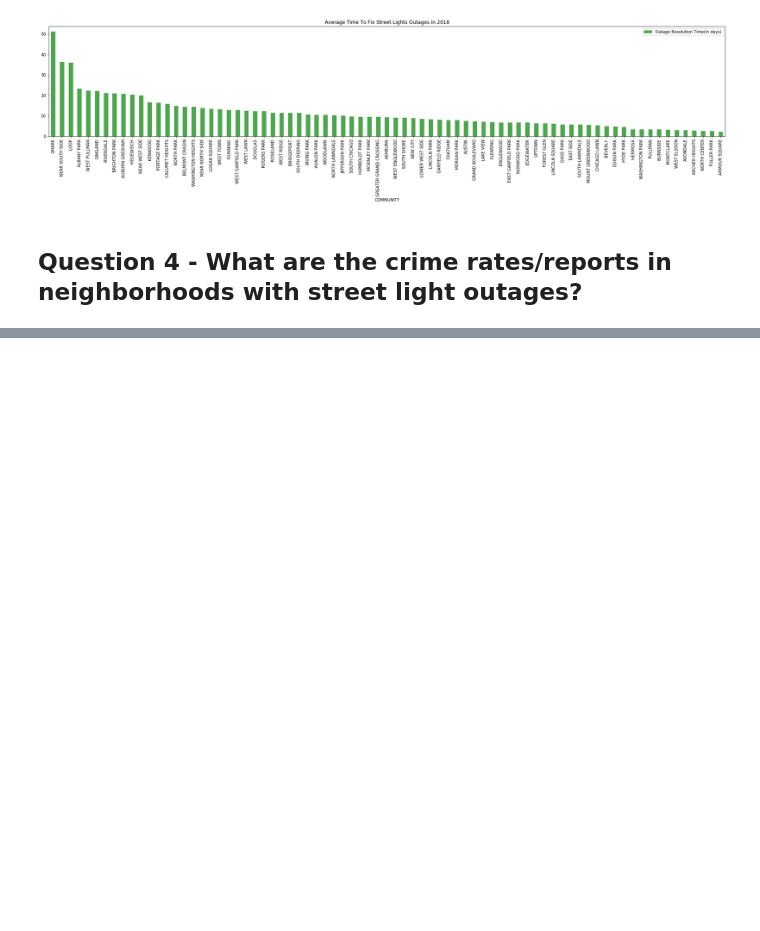
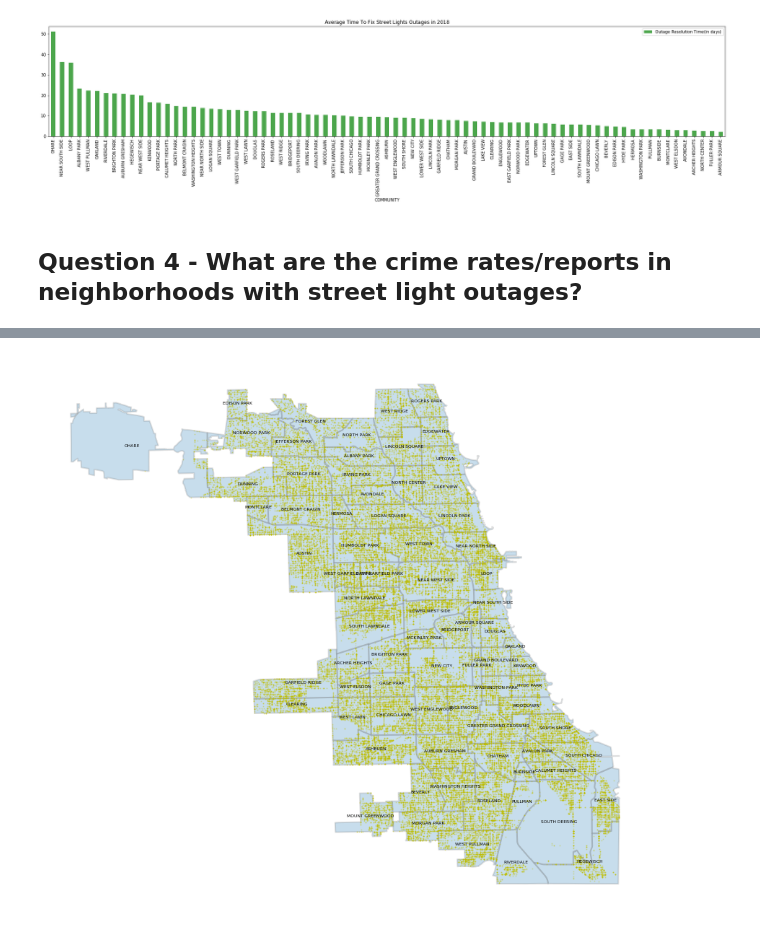
Before and after one commit to abejones26/Street-Lights, a Jupyter notebook: street-light-outages-crime-analysis.ipynb, the cells around one changed output, grey strips where cells are left out. Saved outputs shown, nothing was run; the diff lists cells and outputs as text; code cells hidden in the pictures; blank space fills up the shorter version.

```diff
--- a/street-light-outages-crime-analysis.ipynb
+++ b/street-light-outages-crime-analysis.ipynb
@@ -324,0 +612,95 @@ plt.savefig("Charts/average_time_chart_2018.png", bbox_inches = 'tight')
+# %%
+#https://www.kaggle.com/threadid/geopandas-mapping-chicago-crimes
+
+street_map= gpd.read_file(r'C:\Users\dharti.patel\Desktop\NU_DS_Project1\Street-Lights\Street-Lights\geo_export_f11eb402-3887-43c2-a681-95fde0bf6fbf.shp')
+
+# fig,ax=plt.subplots(figsize=(15,15))
+# street_map.plot(ax=ax)
+# %%
+#Street Lights
+
+crs={'init':'epsg:4326'}
+street_comm.dtypes
+street_comm.head()
+
+geometry= [Point(xy) for xy in zip(street_comm["Longitude"],street_comm["Latitude"])]
+geometry[:3]
+
+
+geo_df=gpd.GeoDataFrame(street_comm,
+                       crs=crs,
+                       geometry=geometry)
+geo_df.head()
+
+# fig.ax=plt.subplots(figsize=(15,15))
+# street_map.plot(ax=ax,alpha=0.4,color="grey")
+# geo_df[geo_df[geometry]==0].plot(ax=ax,markersize=20,color="blue",marker="o",label="Neg")
+# # geo_df[geo_df['WnvPresent']==0].plot(ax=ax,markersize=20,color="red",marker="^",label="Pos")
+# # plt.legend(plot={'size':15})
+
+street_loc_df = geo_df.dropna(inplace=False)  # Remove all nan entries.
+street_loc_df = street_loc_df.drop(street_loc_df[(street_loc_df.Latitude < 41.0)].index) #Remove bad values in Long/Lat
+street_loc_df['AREA_NUMBE'] = street_loc_df['AREA_NUMBE'].astype(int)
+street_geometry = [Point(xy) for xy in zip(street_loc_df.Longitude, street_loc_df.Latitude)]
+# street_geometry = geo_df['geometry']
+
+street_crs = {'type': 'EPSG', 'properties': {'code': 102671}}
+street_points = GeoDataFrame(street_loc_df, crs=street_crs, geometry=street_geometry)
+street_points.head(5)
+
+# street_map = geo_df.plot(figsize=(25,25), edgecolor='k', facecolor='b', alpha=0.25, linewidth=2)
+
+#Street lights data
+# street_points = street_points.plot(figsize=(10,10), markersize=5)
+# street_points.set_axis_off()
+
+# chistreet_map = street_map.plot(figsize=(25,25), edgecolor='#7f7f7f', cmap='nipy_spectral', alpha=0.5, linewidth=2)
+# street_map.apply(lambda x: chistreet_map.annotate(s=x.community, xy=x.geometry.centroid.coords[0], ha='center', size=16),axis=1);
+# chistreet_map.set_axis_off()
+
+chistreet_map = street_map.plot(figsize=(15,15), edgecolor='#7f7f7f', facecolor='#1f77b4', alpha=0.25, linewidth=2)
+street_map.apply(lambda x: chistreet_map.annotate(s=x.community, xy=x.geometry.centroid.coords[0], ha='center', size=6),axis=1);
+street_points.plot(figsize=(25,25),ax=chistreet_map, markersize=1, color='y', alpha=0.25)
+chistreet_map.set_axis_off()
+
+#yearly streetlight visual
+
+# for i in (2014,2015,2016,2017,2018):
+#     street_vc_points = street_points.loc[street_points['Year'].isin([i])]
+
+#     street_vc_points_map = street_vc_points.plot(figsize=(5,5), markersize=1, c='blue', alpha=0.2)
+#     street_vc_points_map.set_axis_off()
+#     street_vc_points_map.set(title=i)
+
+#yearly streetlight visual
+
+street_vc_points = street_points.loc[street_points['Year'].isin(['2014'])]
+
+street_vc_points_map = street_vc_points.plot(figsize=(10,10), markersize=1, c='red', alpha=0.2)
+street_vc_points_map.set_axis_off()
+street_vc_points_map.set(title='Street Light Outages 2014')
+
+street_vc_points = street_points.loc[street_points['Year'].isin(['2015'])]
+
+street_vc_points_map = street_vc_points.plot(figsize=(10,10), markersize=1, c='blue', alpha=0.2)
+street_vc_points_map.set_axis_off()
+street_vc_points_map.set(title='Street Light Outages 2015')
+
+street_vc_points = street_points.loc[street_points['Year'].isin(['2016'])]
+
+street_vc_points_map = street_vc_points.plot(figsize=(10,10), markersize=1, c='purple', alpha=0.2)
+street_vc_points_map.set_axis_off()
+street_vc_points_map.set(title='Street Light Outages 2016')
+
+street_vc_points = street_points.loc[street_points['Year'].isin(['2017'])]
+
+street_vc_points_map = street_vc_points.plot(figsize=(10,10), markersize=1, c='green', alpha=0.2)
+street_vc_points_map.set_axis_off()
+street_vc_points_map.set(title='Street Light Outages 2017')
+
+street_vc_points = street_points.loc[street_points['Year'].isin(['2018'])]
+
+street_vc_points_map = street_vc_points.plot(figsize=(10,10), markersize=1, c='orange', alpha=0.2)
+street_vc_points_map.set_axis_off()
+street_vc_points_map.set(title='Street Light Outages 2018')
+# %% [output]
@@ -324,0 +708 @@ plt.savefig("Charts/average_time_chart_2018.png", bbox_inches = 'tight')
+[figure, added]
```
Also changed, not shown: parts of 36 cells of this notebook, 9 other files.
